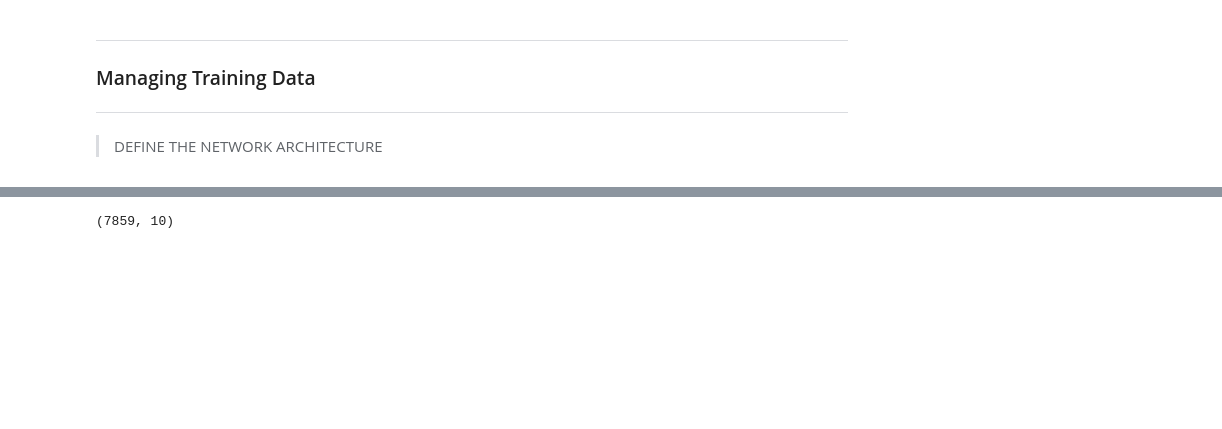
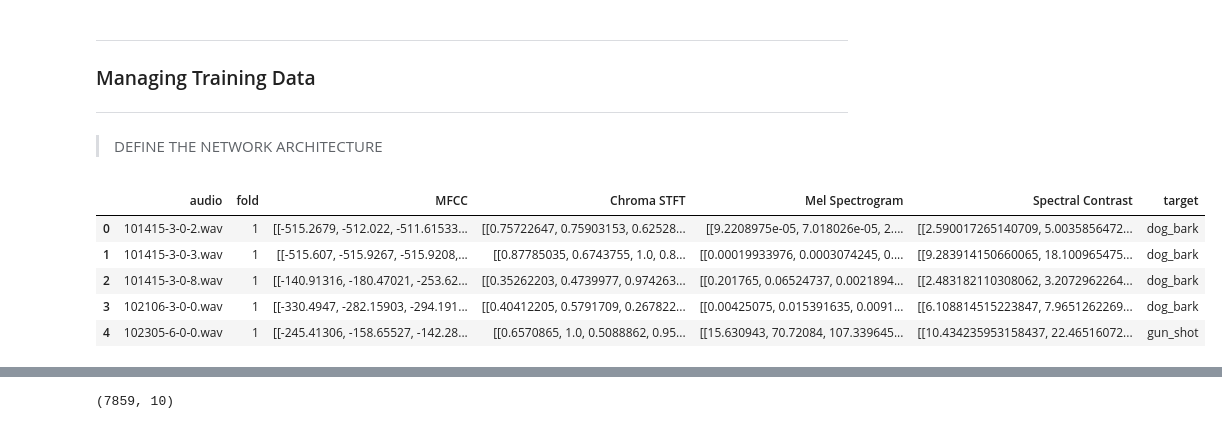
Before and after one commit to EstevesX10/ML2-Urban-Sound-Classification, a Jupyter notebook: Urban-Sound-Classification/UrbanSoundClassification.ipynb, the cells around one changed output, grey strips where cells are left out. Drawn from its saved outputs; the diff is of its cells as text; code cells hidden in the pictures; blank space fills up the shorter version.

```diff
--- a/Urban-Sound-Classification/UrbanSoundClassification.ipynb
+++ b/Urban-Sound-Classification/UrbanSoundClassification.ipynb
@@ -432,3 +440,13 @@ u = UrbanSound8kManager(dataDimensionality='1D', pathsConfig=pathsConfig)
+# %%
+uda = pd.read_pickle(pathsConfig["Datasets"][f"Fold-{1}"]["2D-Raw-Features"])
+uda.head()
+# %% [output]
+|  | audio | fold | MFCC | Chroma STFT | Mel Spectrogram | Spectral Contrast | target |
+| 0 | 101415-3-0-2.wav | 1 | [[-515.2679, -512.022, -511.61533... | [[0.75722647, 0.75903153, 0.62528... | [[9.2208975e-05, 7.018026e-05, 2.... | [[2.590017265140709, 5.0035856472... | dog_bark |
+| 1 | 101415-3-0-3.wav | 1 | [[-515.607, -515.9267, -515.9208,... | [[0.87785035, 0.6743755, 1.0, 0.8... | [[0.00019933976, 0.0003074245, 0.... | [[9.283914150660065, 18.100965475... | dog_bark |
+| 2 | 101415-3-0-8.wav | 1 | [[-140.91316, -180.47021, -253.62... | [[0.35262203, 0.4739977, 0.974263... | [[0.201765, 0.06524737, 0.0021894... | [[2.483182110308062, 3.2072962264... | dog_bark |
+| 3 | 102106-3-0-0.wav | 1 | [[-330.4947, -282.15903, -294.191... | [[0.40412205, 0.5791709, 0.267822... | [[0.00425075, 0.015391635, 0.0091... | [[6.108814515223847, 7.9651262269... | dog_bark |
+| 4 | 102305-6-0-0.wav | 1 | [[-245.41306, -158.65527, -142.28... | [[0.6570865, 1.0, 0.5088862, 0.95... | [[15.630943, 70.72084, 107.339645... | [[10.434235953158437, 22.46516072... | gun_shot |
 # %%
 X_train, y_train, X_test, y_test = u.getTrainTestSplitFold(testFold=1)
 # %%
```
Also changed, not shown: parts of 10 cells of this notebook, 1 other file.
